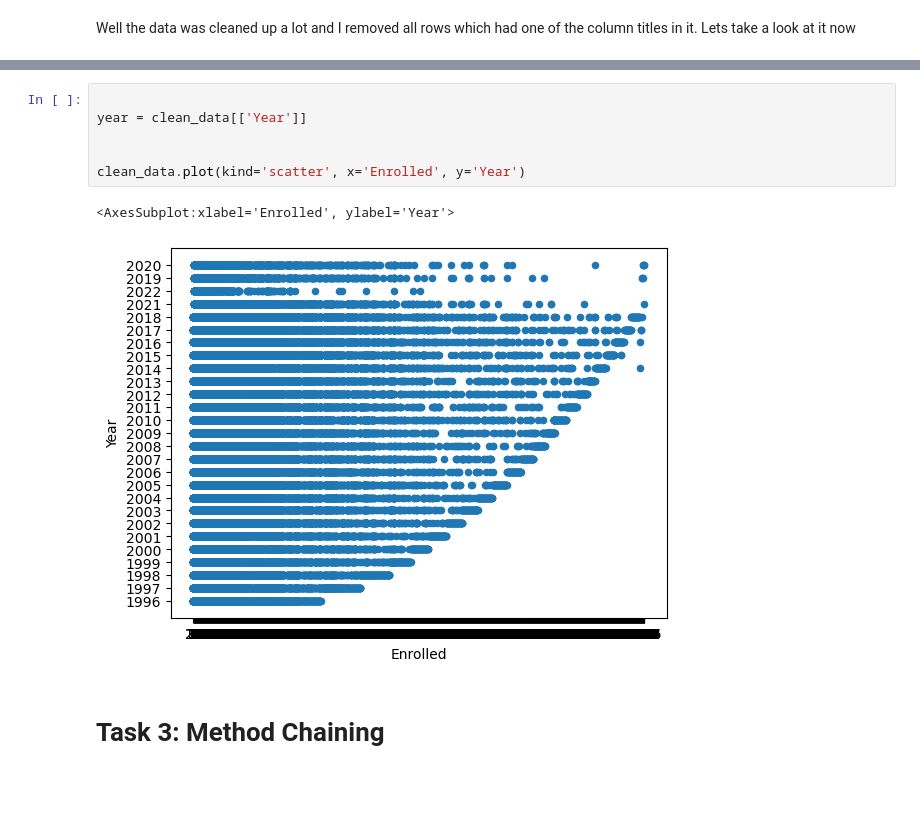
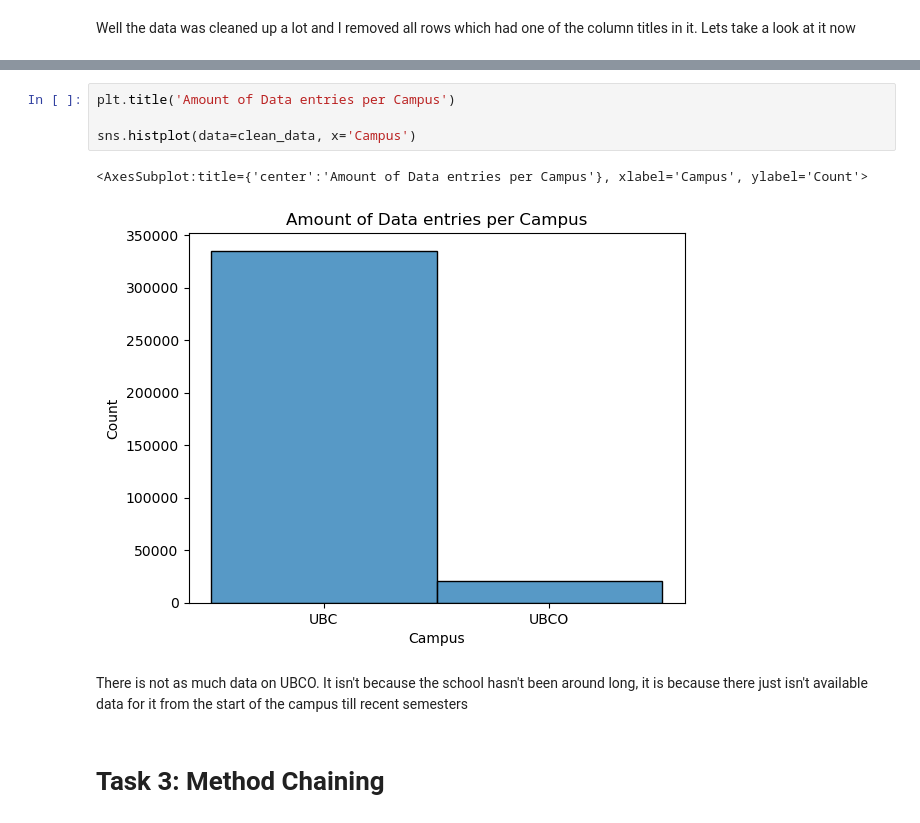
Before and after one commit to ubco-W2022T1-cosc301/project-group27, a Jupyter notebook: notebooks/analysis1.ipynb, the cells around one changed output, grey strips where cells are left out. Drawn from its saved outputs; the diff is of its cells as text; blank space fills up the shorter version.

```diff
--- a/notebooks/analysis1.ipynb
+++ b/notebooks/analysis1.ipynb
@@ -191,11 +202,11 @@ Ok that is really rough looking but it does work. Lets try limiting it
-# %%
-
-year = clean_data[['Year']]
-
-
-clean_data.plot(kind='scatter', x='Enrolled', y='Year')
-# %% [output]
-<AxesSubplot:xlabel='Enrolled', ylabel='Year'>
-[figure, removed]
+# %%
+plt.title('Amount of Data entries per Campus')
+
+sns.histplot(data=clean_data, x='Campus')
+# %% [output]
+<AxesSubplot:title={'center':'Amount of Data entries per Campus'}, xlabel='Campus', ylabel='Count'>
+[figure, added]
+# %% [markdown]
+There is not as much data on UBCO. It isn't because the school hasn't been around long, it is because there just isn't available data for it from the start of the campus till recent semesters
 # %% [markdown]
 # Task 3: Method Chaining
```
Also changed, not shown: parts of 5 cells of this notebook, 1 other file.
